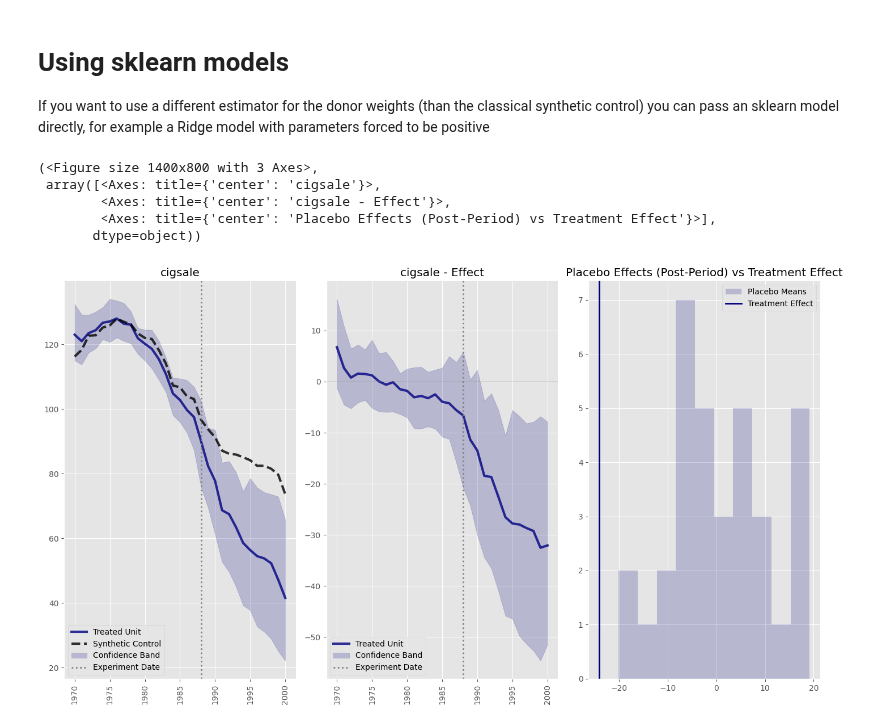
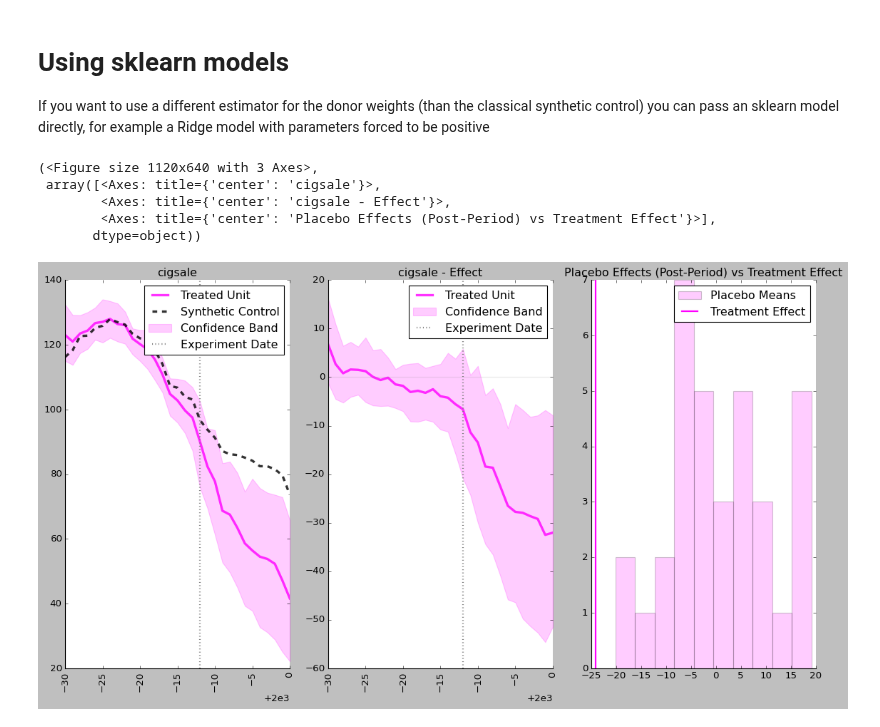
Before and after one commit to fhauschultz/causal-inference, a Jupyter notebook: examples/example.ipynb, the cells around one changed output. Saved outputs shown, nothing was run; the diff lists cells and outputs as text; code cells hidden in the pictures.

```diff
--- a/examples/example.ipynb
+++ b/examples/example.ipynb
@@ -111,22 +111,22 @@ If you want to use a different estimator for the donor weights (than the classic
 # %%
 synthetic_control = ci.SyntheticControl(
         data=california_data,
         unit_col="state",
         time_col="year",
         value_col="cigsale",
         treatment = 'status',
         covariates=["retprice"],
-        matplotlib_style='ggplot',
-        matplotlib_theme_color ='navy',
         model = linear_model.Ridge(alpha=50.0,positive=True)
     )
 
 synthetic_control.fit(significance_level=10)
-synthetic_control.plot(layout='row')
+synthetic_control.plot(layout='row',
+        matplotlib_style='classic',
+        matplotlib_theme_color ='magenta')
 # %% [output]
-(<Figure size 1400x800 with 3 Axes>,
+(<Figure size 1120x640 with 3 Axes>,
  array([<Axes: title={'center': 'cigsale'}>,
         <Axes: title={'center': 'cigsale - Effect'}>,
         <Axes: title={'center': 'Placebo Effects (Post-Period) vs Treatment Effect'}>],
        dtype=object))
-[figure, old version]
+[figure, new version]
```
Also changed, not shown: parts of 4 cells of this notebook.
